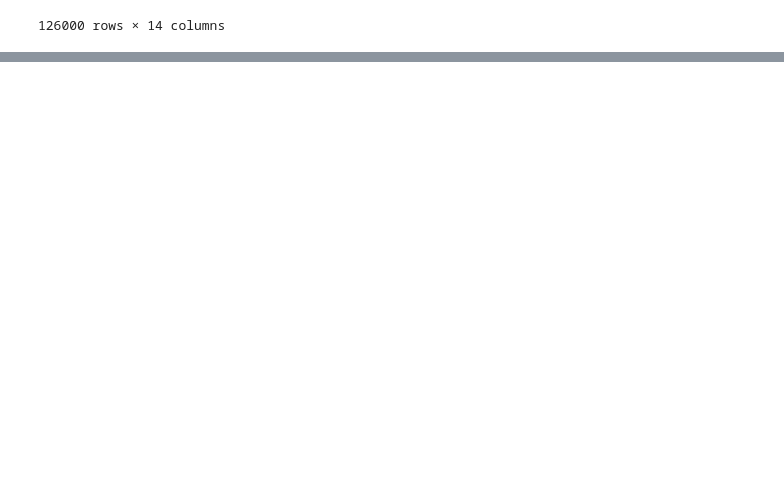
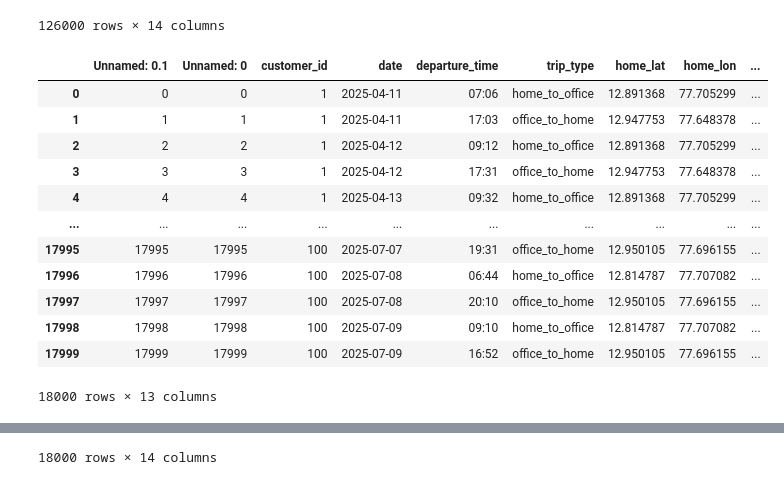
Before and after one commit to praveen-codes1/28JupiterJupyter, a Jupyter notebook: sample dataset.ipynb, the cells around one changed output, grey strips where cells are left out. Drawn from its saved outputs; the diff is of its cells as text; code cells hidden in the pictures; blank space fills up the shorter version.

```diff
--- a/sample dataset.ipynb
+++ b/sample dataset.ipynb
@@ -399,3 +399,25 @@ df_final.to_csv("../JJ_ETA/Data/Final_distance_and_time_verified.csv")
 126000 rows × 14 columns
 # %%
 df_final.to_csv("../JJ_ETA/Data/Final_distance_and_time_verified.csv")
+df_ff = pd.read_csv('../JJ_ETA/Data/Final_Dataset_with_Bangalore_Arrival_Time.csv')
+display(df_ff)
+df_ff['departure_time'] = pd.to_datetime(df_ff['departure_time'], format='%H:%M')
+df_ff['arrival_time'] = pd.to_datetime(df_ff['arrival_time'], format='%H:%M')
+
+# Calculate the time difference (time taken) between departure_time and arrival_time
+df_ff['time_taken'] = (df_ff['arrival_time'] - df_ff['departure_time']).dt.total_seconds() / 60  # Convert to minutes
+display(df_ff)
+# %% [output]
+|  | Unnamed: 0.1 | Unnamed: 0 | customer_id | date | departure_time | trip_type | home_lat | home_lon | ... |
+| 0 | 0 | 0 | 1 | 2025-04-11 | 07:06 | home_to_office | 12.891368 | 77.705299 | ... |
+| 1 | 1 | 1 | 1 | 2025-04-11 | 17:03 | office_to_home | 12.947753 | 77.648378 | ... |
+| 2 | 2 | 2 | 1 | 2025-04-12 | 09:12 | home_to_office | 12.891368 | 77.705299 | ... |
+| 3 | 3 | 3 | 1 | 2025-04-12 | 17:31 | office_to_home | 12.947753 | 77.648378 | ... |
+| 4 | 4 | 4 | 1 | 2025-04-13 | 09:32 | home_to_office | 12.891368 | 77.705299 | ... |
+| ... | ... | ... | ... | ... | ... | ... | ... | ... | ... |
+| 17995 | 17995 | 17995 | 100 | 2025-07-07 | 19:31 | office_to_home | 12.950105 | 77.696155 | ... |
+| 17996 | 17996 | 17996 | 100 | 2025-07-08 | 06:44 | home_to_office | 12.814787 | 77.707082 | ... |
+| 17997 | 17997 | 17997 | 100 | 2025-07-08 | 20:10 | office_to_home | 12.950105 | 77.696155 | ... |
+| 17998 | 17998 | 17998 | 100 | 2025-07-09 | 09:10 | home_to_office | 12.814787 | 77.707082 | ... |
+| 17999 | 17999 | 17999 | 100 | 2025-07-09 | 16:52 | office_to_home | 12.950105 | 77.696155 | ... |
+18000 rows × 13 columns
@@ -401,0 +436 @@ df_final.to_csv("../JJ_ETA/Data/Final_distance_and_time_verified.csv")
+18000 rows × 14 columns
```
Also changed, not shown: parts of 2 cells of this notebook, 1 other file.
